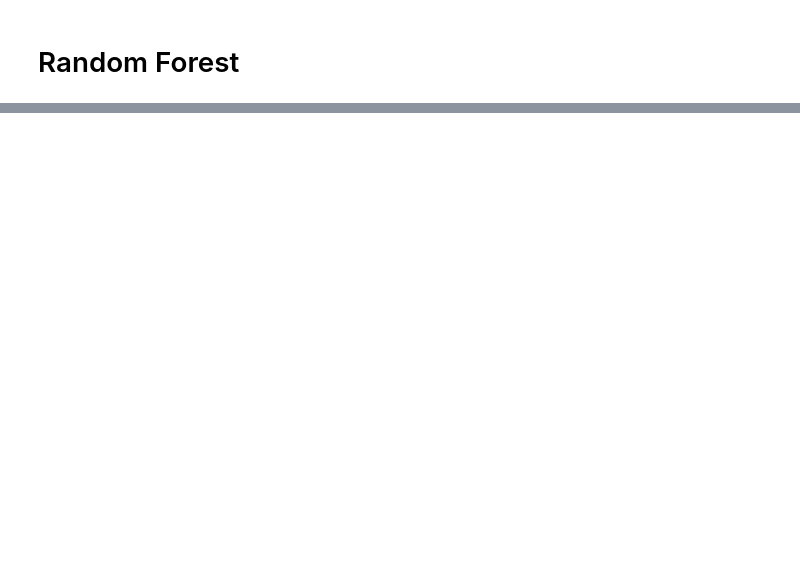
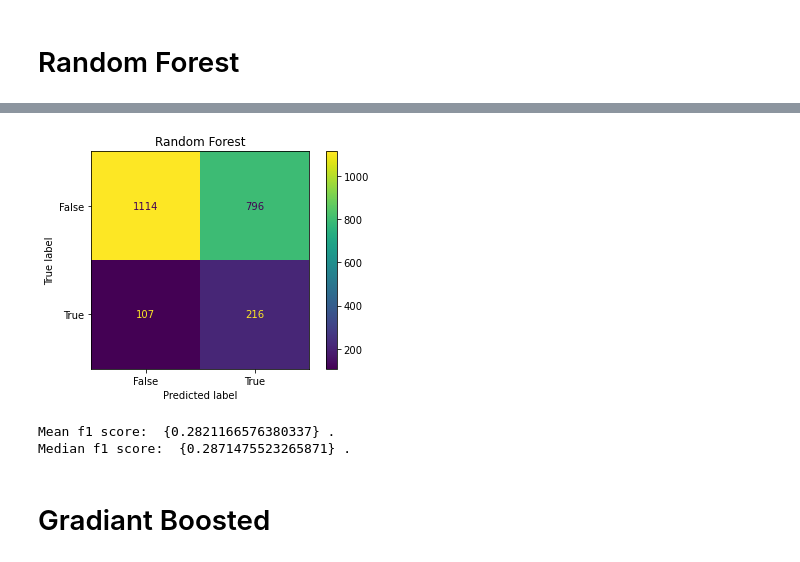
Before and after one commit to ThomasHChapman/P3-Classifer, a Jupyter notebook: WorkingNbs/WorkingNB.ipynb, the cells around one changed output, grey strips where cells are left out. Cells and saved outputs as stored; diff of their text form; code cells hidden in the pictures; blank space fills up the shorter version.

```diff
--- a/WorkingNbs/WorkingNB.ipynb
+++ b/WorkingNbs/WorkingNB.ipynb
@@ -502,10 +632,0 @@ subpipe_ohe = Pipeline(steps=[('cat', GetCategories),
-# %%
-# Create lists of numeric and categorical columns.
-num_cols = [1, 2, 5, 6, 7, 8, 9, 10, 11, 12, 13, 14, 15, 16, 17, 18]
-cat_cols = [0, 3, 4]
-
-# Create ColumnTransformer object that contains our subpipes for column transformation
-CT = ColumnTransformer(transformers=[
-                                    ('subpipe_num', subpipe_num, num_cols),
-                                    ('subpipe_ohe', subpipe_ohe, cat_cols)]
-                      )
@@ -511,0 +642,9 @@ CT = ColumnTransformer(transformers=[
+# %%
+nb_pipeline = ImPipeline(steps=[
+                                        ('ct', CT),
+                                        ('sm', sm),
+                                        ('nb', GaussianNB())
+                                       ]
+                                )
+# %%
+nb_pipeline.fit(X_train, y_train)
@@ -511,0 +681,13 @@ CT = ColumnTransformer(transformers=[
+# %%
+plot_confusion_matrix(nb_pipeline, X_train, y_train)
+title = 'Random Forest'
+plt.title(title);
+# %% [output]
+[figure, added]
+# %%
+cross_val(nb_pipeline, X_train, y_train)
+# %% [output]
+Mean f1 score:  {0.2821166576380337} .
+Median f1 score:  {0.2871475523265871} .
+# %% [markdown]
+# Gradiant Boosted
```
Also changed, not shown: parts of 46 cells of this notebook.
